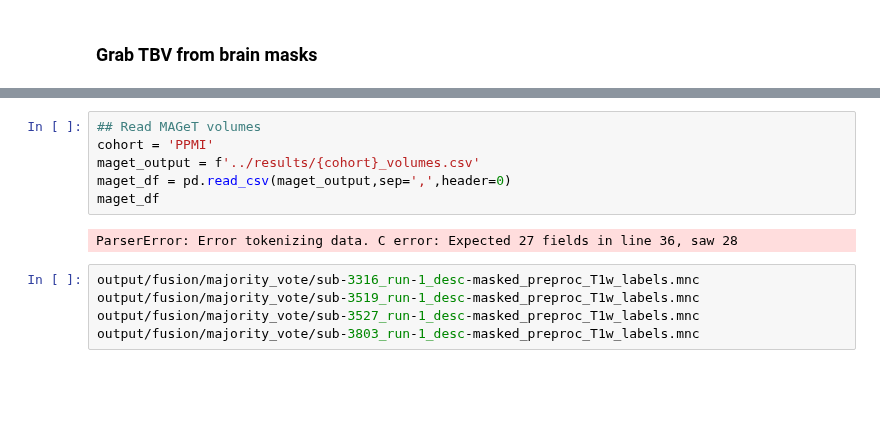
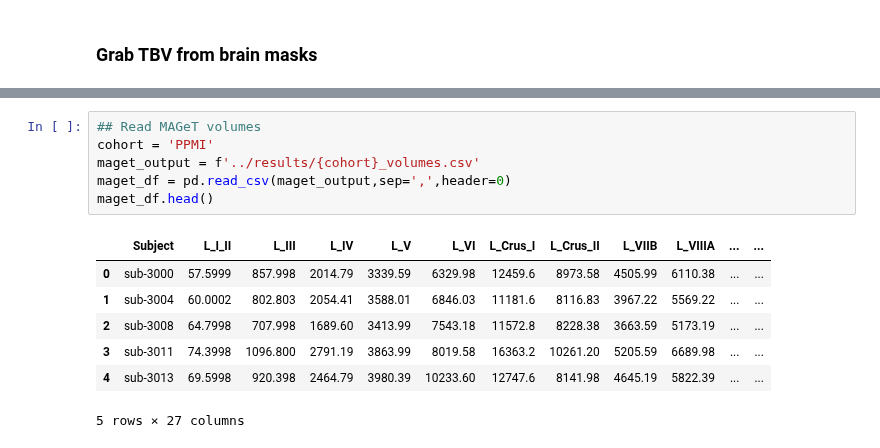
Before and after one commit to neurodatascience/ET_biomarker, a Jupyter notebook: preproc/maget/notebooks/1_maget_QC.ipynb, the cells around one changed output, grey strips where cells are left out. Drawn from its saved outputs; the diff is of its cells as text; blank space fills up the shorter version.

```diff
--- a/preproc/maget/notebooks/1_maget_QC.ipynb
+++ b/preproc/maget/notebooks/1_maget_QC.ipynb
@@ -59,13 +70,14 @@ vol_df.head()
 # %%
 ## Read MAGeT volumes
 cohort = 'PPMI'
 maget_output = f'../results/{cohort}_volumes.csv'
 maget_df = pd.read_csv(maget_output,sep=',',header=0)
-maget_df
+maget_df.head()
 # %% [output]
+|  | Subject | L_I_II | L_III | L_IV | L_V | L_VI | L_Crus_I | L_Crus_II | L_VIIB | L_VIIIA | ... | ... |
+| 0 | sub-3000 | 57.5999 | 857.998 | 2014.79 | 3339.59 | 6329.98 | 12459.6 | 8973.58 | 4505.99 | 6110.38 | ... | ... |
+| 1 | sub-3004 | 60.0002 | 802.803 | 2054.41 | 3588.01 | 6846.03 | 11181.6 | 8116.83 | 3967.22 | 5569.22 | ... | ... |
+| 2 | sub-3008 | 64.7998 | 707.998 | 1689.60 | 3413.99 | 7543.18 | 11572.8 | 8228.38 | 3663.59 | 5173.19 | ... | ... |
+| 3 | sub-3011 | 74.3998 | 1096.800 | 2791.19 | 3863.99 | 8019.58 | 16363.2 | 10261.20 | 5205.59 | 6689.98 | ... | ... |
+| 4 | sub-3013 | 69.5998 | 920.398 | 2464.79 | 3980.39 | 10233.60 | 12747.6 | 8141.98 | 4645.19 | 5822.39 | ... | ... |
-ParserError: Error tokenizing data. C error: Expected 27 fields in line 36, saw 28
+5 rows × 27 columns
-# %%
-output/fusion/majority_vote/sub-3316_run-1_desc-masked_preproc_T1w_labels.mnc
-output/fusion/majority_vote/sub-3519_run-1_desc-masked_preproc_T1w_labels.mnc
-output/fusion/majority_vote/sub-3527_run-1_desc-masked_preproc_T1w_labels.mnc
-output/fusion/majority_vote/sub-3803_run-1_desc-masked_preproc_T1w_labels.mnc
```
Also changed, not shown: parts of 11 cells of this notebook, 3 other files.
